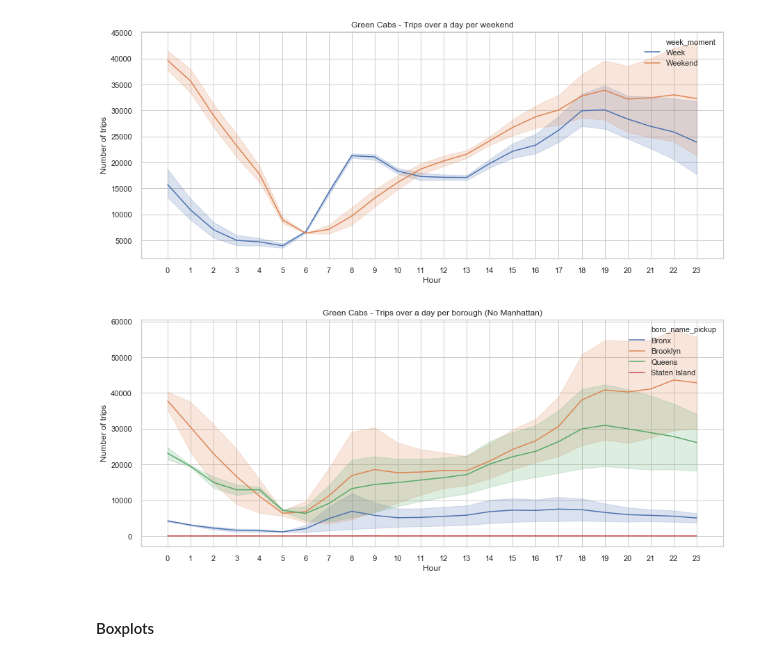
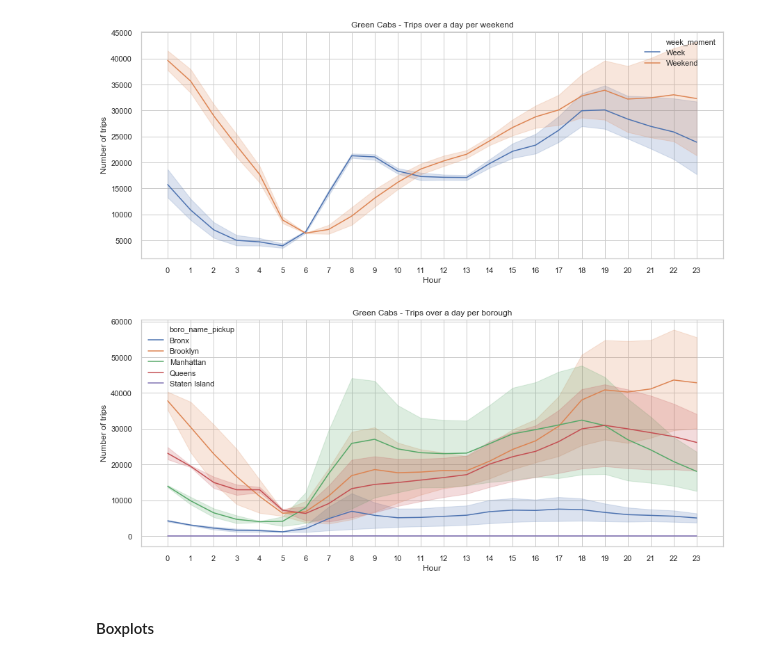
Before and after one commit to marioceron/DS4A_Datathon_Team03_2019, a Jupyter notebook: 3_Analysis_GreenTrips.ipynb, the cells around one changed output. Saved outputs shown, nothing was run; the diff lists cells and outputs as text; code cells hidden in the pictures.

Commit message:
Change in green trips per hour graph

```diff
--- a/3_Analysis_GreenTrips.ipynb
+++ b/3_Analysis_GreenTrips.ipynb
@@ -106,30 +106,30 @@ plt.savefig(path + '/Images/green_trips_hour_week.png')
 # %%
 green_trips['pickup_hour'] = green_trips['pickup_datetime'].dt.hour
 green_trips['pickup_weekday'] = green_trips['pickup_datetime'].dt.dayofweek
 green_trips['week_moment'] = np.where(green_trips['pickup_weekday'] <= 4, 'Week', 'Weekend')
 green_trips['pickup_weekday'] = np.where(green_trips['pickup_weekday'] == 0, 'Monday',
                                            np.where(green_trips['pickup_weekday'] == 1, 'Tuesday',
                                                    np.where(green_trips['pickup_weekday'] == 2, 'Wednesday',
                                                            np.where(green_trips['pickup_weekday'] == 3, 'Thursday',
                                                                    np.where(green_trips['pickup_weekday'] == 4, 'Friday',
                                                                            np.where(green_trips['pickup_weekday'] == 5, 'Saturday', 'Sunday'))))))
 
 Trips_hour = green_trips.groupby(['pickup_hour', 'boro_name_pickup', 'week_moment'])['pickup_longitude'].count().reset_index()
 #Accidents_Hour['HOUR'] = Accidents_Hour['HOUR'].astype('str')
-Trips_hour = Trips_hour.loc[Trips_hour['boro_name_pickup'] != 'Manhattan']
+#Trips_hour = Trips_hour.loc[Trips_hour['boro_name_pickup'] != 'Manhattan']
 
 fig, ax = plt.subplots(figsize = plotsize)
 m = sns.lineplot(x="pickup_hour", y="pickup_longitude", hue = 'boro_name_pickup', data=Trips_hour, ax=ax)
 ax.set(xlabel='Hour', ylabel='Number of trips')
 ax.set_xticks(np.arange(0, 24,1))
 #plt.xticks(rotation=90);
 plt.xticks
 #plt.ylim(0, 18000)
-plt.title('Green Cabs - Trips over a day per borough (No Manhattan)');
+plt.title('Green Cabs - Trips over a day per borough');
 path = 'Results'
 plt.savefig(path + '/Images/green_trips_hour_borough.png')
 # %% [output]
-[figure, old version]
+[figure, new version]
 # %% [markdown]
 #### Boxplots
 # %%
```
Also changed, not shown: 4 other files.
